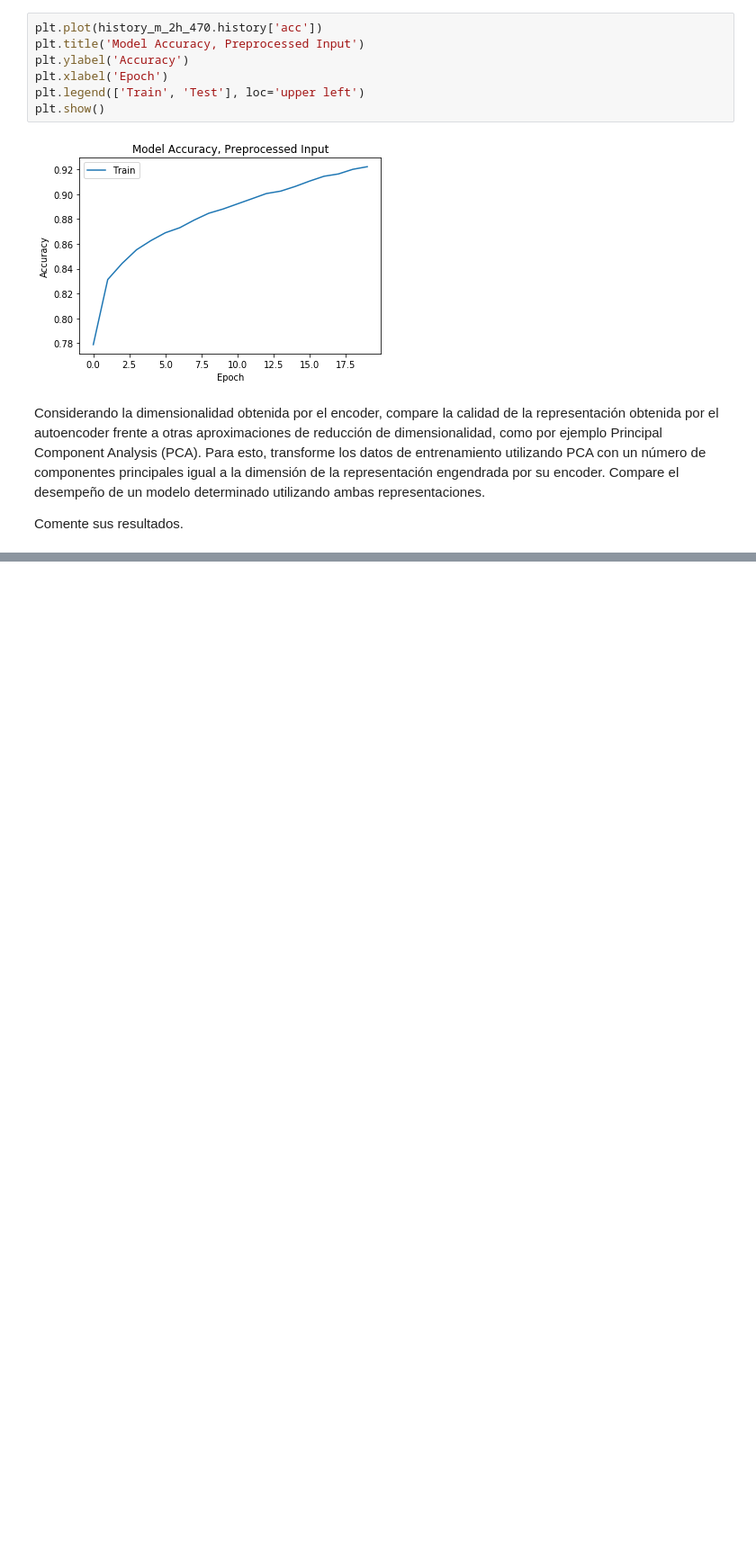
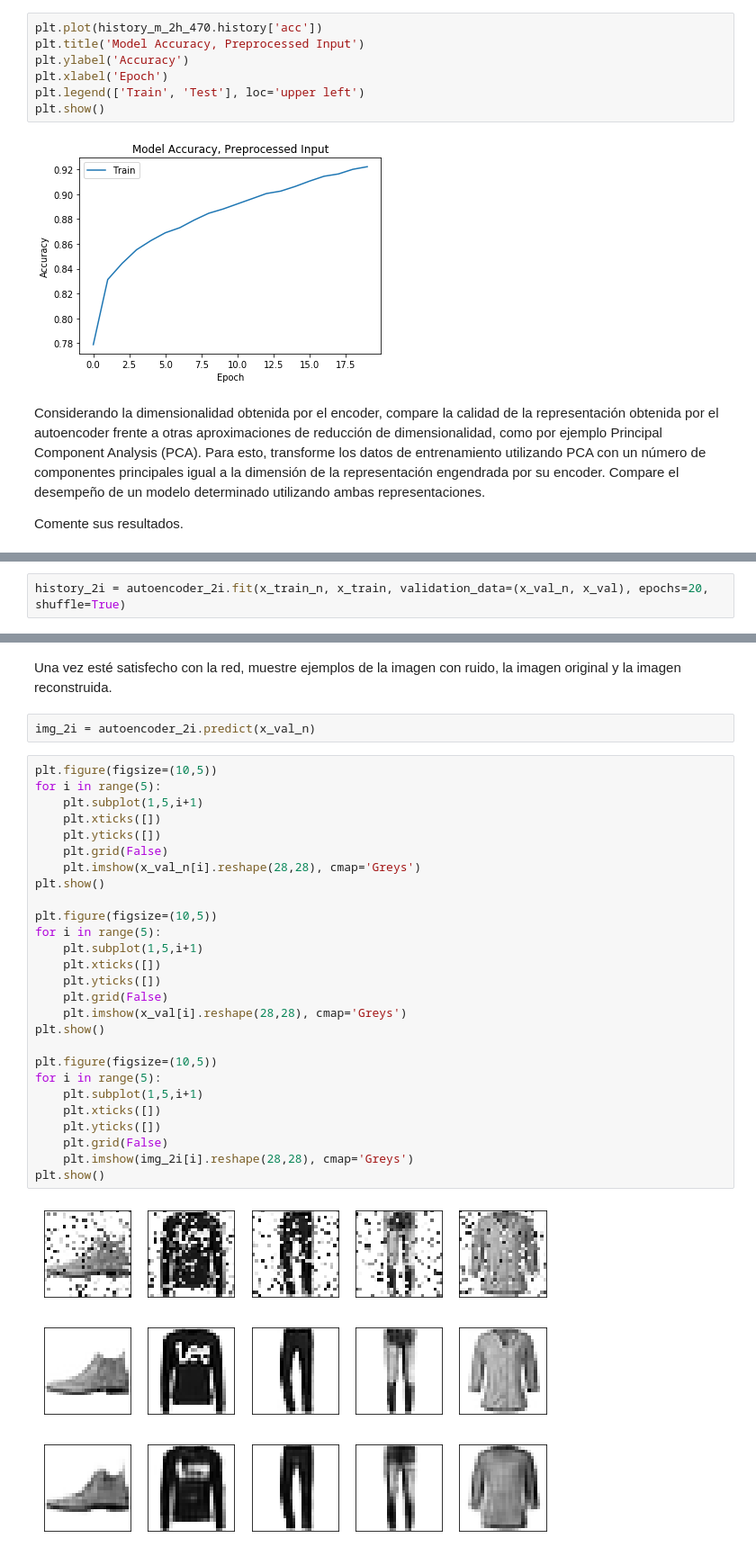
Before and after one commit to JPJLeon/Tarea2_RN, a Jupyter notebook: Tarea_2_Pregunta_2.ipynb, the cells around one changed output, grey strips where cells are left out. Shown: that part at 90% size. Drawn from its saved outputs; the diff is of its cells as text; blank space fills up the shorter version.

```diff
--- a/Tarea_2_Pregunta_2.ipynb
+++ b/Tarea_2_Pregunta_2.ipynb
@@ -1176,0 +1308,2 @@ Comente sus resultados.
+# %%
+history_2i = autoencoder_2i.fit(x_train_n, x_train, validation_data=(x_val_n, x_val), epochs=20, shuffle=True)
@@ -1176,0 +1328,36 @@ Comente sus resultados.
+# %% [markdown]
+
+Una vez esté satisfecho con la red, muestre ejemplos de la imagen con ruido, la imagen original y la imagen reconstruida.
+# %%
+img_2i = autoencoder_2i.predict(x_val_n)
+# %%
+plt.figure(figsize=(10,5))
+for i in range(5):
+    plt.subplot(1,5,i+1)
+    plt.xticks([])
+    plt.yticks([])
+    plt.grid(False)
+    plt.imshow(x_val_n[i].reshape(28,28), cmap='Greys')
+plt.show()
+
+plt.figure(figsize=(10,5))
+for i in range(5):
+    plt.subplot(1,5,i+1)
+    plt.xticks([])
+    plt.yticks([])
+    plt.grid(False)
+    plt.imshow(x_val[i].reshape(28,28), cmap='Greys')
+plt.show()
+
+plt.figure(figsize=(10,5))
+for i in range(5):
+    plt.subplot(1,5,i+1)
+    plt.xticks([])
+    plt.yticks([])
+    plt.grid(False)
+    plt.imshow(img_2i[i].reshape(28,28), cmap='Greys')
+plt.show()
+# %% [output]
+[figure, added]
+[figure, added]
+[figure, added]
```
Also changed, not shown: parts of 32 cells of this notebook.
